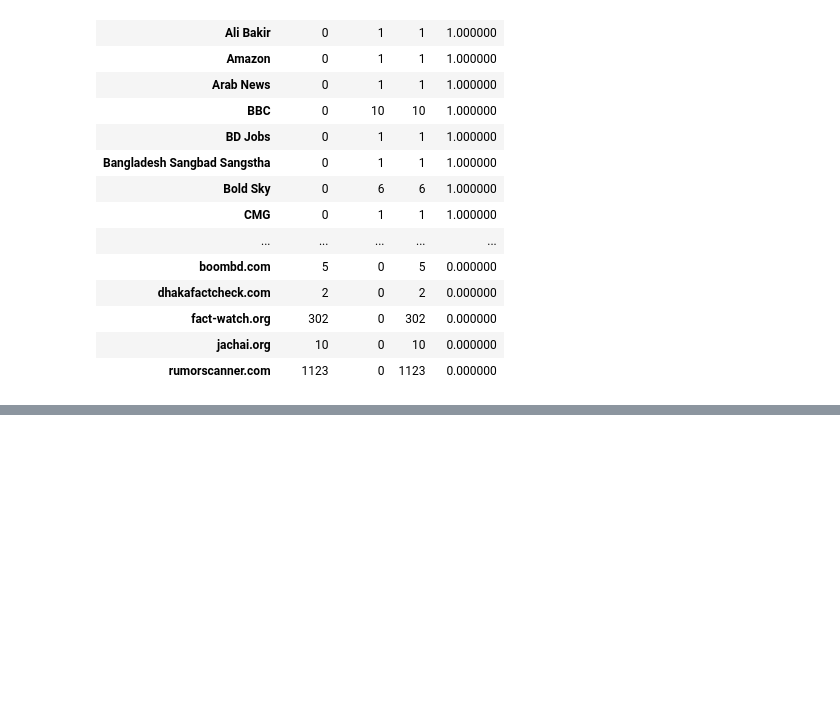
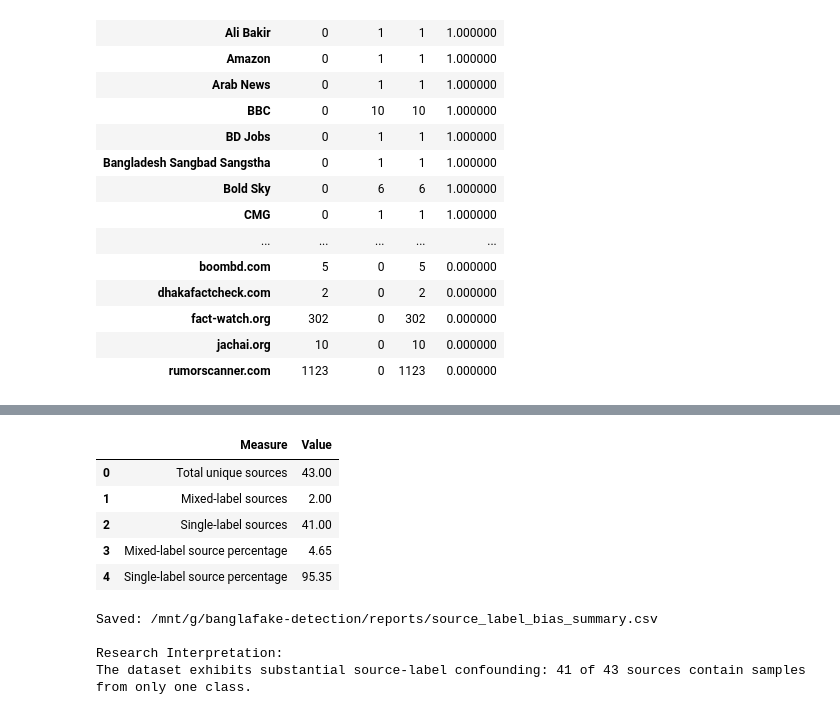
Before and after one commit to jaimulhaque/banglafake-detection, a Jupyter notebook: notebooks/03_research_analysis.ipynb, the cells around one changed output, grey strips where cells are left out. Drawn from its saved outputs; the diff is of its cells as text; code cells hidden in the pictures; blank space fills up the shorter version.

```diff
--- a/notebooks/03_research_analysis.ipynb
+++ b/notebooks/03_research_analysis.ipynb
@@ -1369,0 +1488,60 @@ display(source_label_distribution)
+# %%
+# ============================================================
+# Cell 25: Finalize Source-Bias Analysis
+# Purpose: Quantify and save the source-label confounding
+#          identified in the dataset
+# ============================================================
+
+total_sources = len(source_label)
+mixed_source_count = len(mixed_sources)
+single_class_source_count = len(single_class_sources)
+
+source_bias_summary = pd.DataFrame({
+    "Measure": [
+        "Total unique sources",
+        "Mixed-label sources",
+        "Single-label sources",
+        "Mixed-label source percentage",
+        "Single-label source percentage"
+    ],
+    "Value": [
+        total_sources,
+        mixed_source_count,
+        single_class_source_count,
+        round((mixed_source_count / total_sources) * 100, 2),
+        round((single_class_source_count / total_sources) * 100, 2)
+    ]
+})
+
+display(source_bias_summary)
+
+# Save for research report
+output_path = os.path.join(
+    REPORTS_DIR,
+    "source_label_bias_summary.csv"
+)
+
+source_bias_summary.to_csv(
+    output_path,
+    index=False
+)
+
+print("\nSaved:", output_path)
+
+print("\nResearch Interpretation:")
+print(
+    "The dataset exhibits substantial source-label confounding: "
+    f"{single_class_source_count} of {total_sources} sources "
+    "contain samples from only one class."
+)
+# %% [output]
+|  | Measure | Value |
+| 0 | Total unique sources | 43.00 |
+| 1 | Mixed-label sources | 2.00 |
+| 2 | Single-label sources | 41.00 |
+| 3 | Mixed-label source percentage | 4.65 |
+| 4 | Single-label source percentage | 95.35 |
+Saved: /mnt/g/banglafake-detection/reports/source_label_bias_summary.csv
+
+Research Interpretation:
+The dataset exhibits substantial source-label confounding: 41 of 43 sources contain samples from only one class.
```
Also changed, not shown: parts of 2 cells of this notebook, 1 other file.
